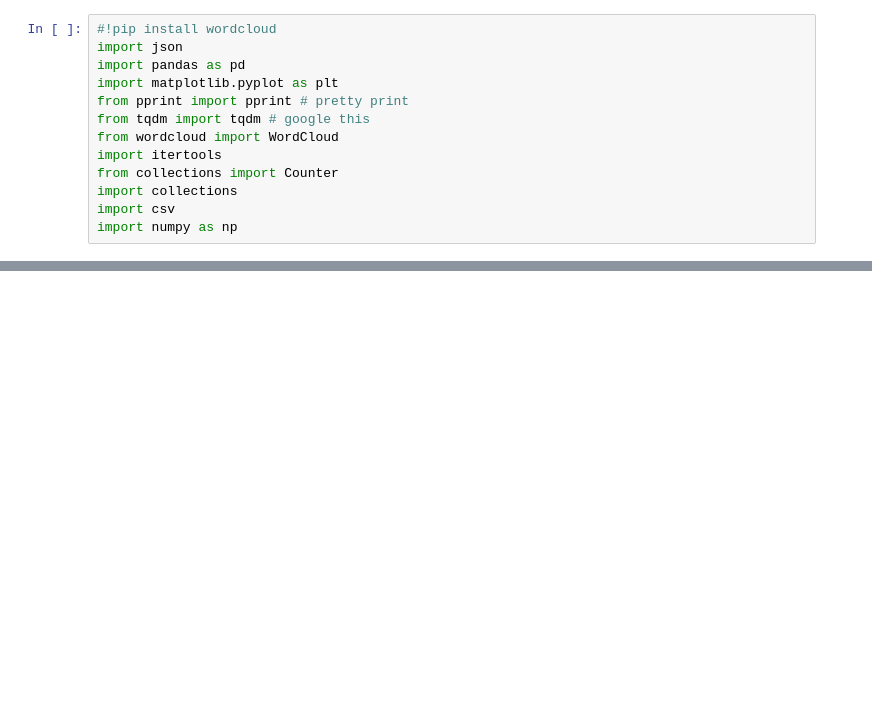
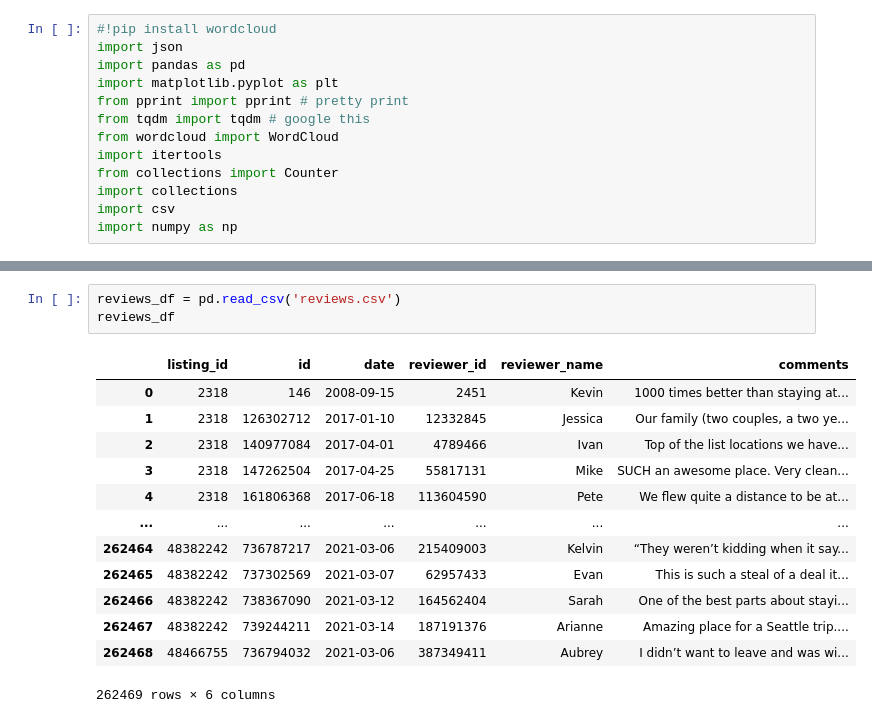
Before and after one commit to ASHutchinson/Analyzing-Airbnb-Rentals-in-Seattle-WA, a Jupyter notebook: capstone1_notes.ipynb, the cells around one changed output, grey strips where cells are left out. Saved outputs shown, nothing was run; the diff lists cells and outputs as text; blank space fills up the shorter version.

```diff
--- a/capstone1_notes.ipynb
+++ b/capstone1_notes.ipynb
@@ -30,0 +163,17 @@ lstings_df
+# %%
+reviews_df = pd.read_csv('reviews.csv')
+reviews_df
+# %% [output]
+|  | listing_id | id | date | reviewer_id | reviewer_name | comments |
+| 0 | 2318 | 146 | 2008-09-15 | 2451 | Kevin | 1000 times better than staying at... |
+| 1 | 2318 | 126302712 | 2017-01-10 | 12332845 | Jessica | Our family (two couples, a two ye... |
+| 2 | 2318 | 140977084 | 2017-04-01 | 4789466 | Ivan | Top of the list locations we have... |
+| 3 | 2318 | 147262504 | 2017-04-25 | 55817131 | Mike | SUCH an awesome place. Very clean... |
+| 4 | 2318 | 161806368 | 2017-06-18 | 113604590 | Pete | We flew quite a distance to be at... |
+| ... | ... | ... | ... | ... | ... | ... |
+| 262464 | 48382242 | 736787217 | 2021-03-06 | 215409003 | Kelvin | “They weren’t kidding when it say... |
+| 262465 | 48382242 | 737302569 | 2021-03-07 | 62957433 | Evan | This is such a steal of a deal it... |
+| 262466 | 48382242 | 738367090 | 2021-03-12 | 164562404 | Sarah | One of the best parts about stayi... |
+| 262467 | 48382242 | 739244211 | 2021-03-14 | 187191376 | Arianne | Amazing place for a Seattle trip.... |
+| 262468 | 48466755 | 736794032 | 2021-03-06 | 387349411 | Aubrey | I didn’t want to leave and was wi... |
+262469 rows × 6 columns
```
Also changed, not shown: parts of 12 cells of this notebook.
